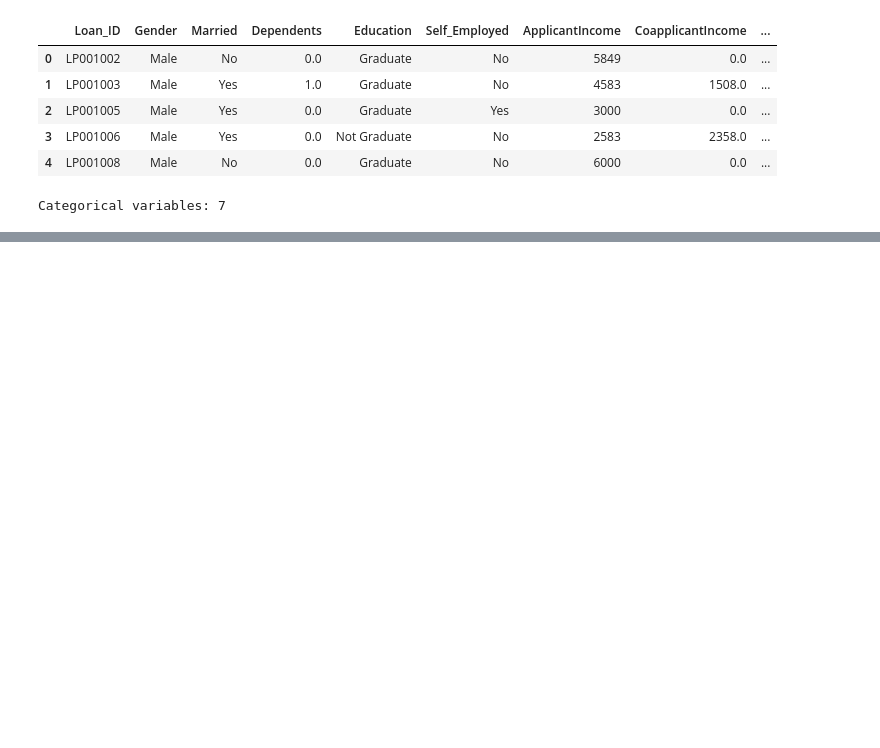
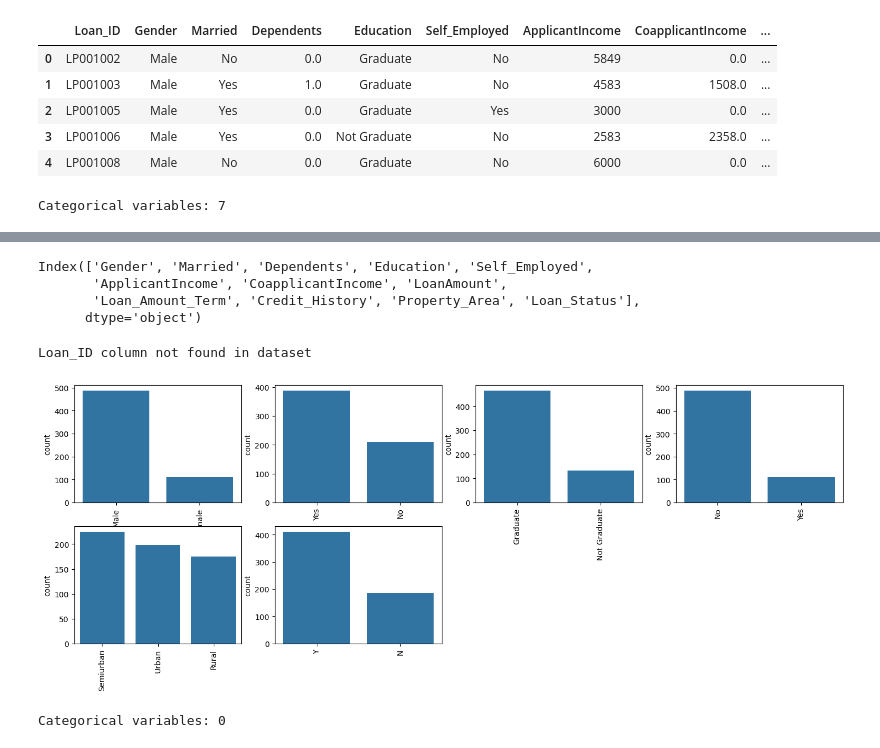
Before and after one commit to Sumanpradhan1706/practical-ml-projects, a Jupyter notebook: 01_Loan Approval Prediction/anaconda_projects/db/Loan Approval Prediction.ipynb, the cells around one changed output, grey strips where cells are left out. Drawn from its saved outputs; the diff is of its cells as text; code cells hidden in the pictures; blank space fills up the shorter version.

```diff
--- a/01_Loan Approval Prediction/anaconda_projects/db/Loan Approval Prediction.ipynb
+++ b/01_Loan Approval Prediction/anaconda_projects/db/Loan Approval Prediction.ipynb
@@ -24,0 +27,30 @@ data.drop(['Loan_ID'],axis=1,inplace=True)
+# %%
+print(data.columns)
+# %% [output]
+Index(['Gender', 'Married', 'Dependents', 'Education', 'Self_Employed',
+       'ApplicantIncome', 'CoapplicantIncome', 'LoanAmount',
+       'Loan_Amount_Term', 'Credit_History', 'Property_Area', 'Loan_Status'],
+      dtype='object')
+# %%
+if 'Loan_ID' in data.columns:
+    data.drop('Loan_ID', axis=1, inplace=True)
+else:
+    print("Loan_ID column not found in dataset")
+# %% [output]
+Loan_ID column not found in dataset
+# %%
+data.drop(['Loan_ID'], axis=1, inplace=True, errors='ignore')
+# %%
+obj = (data.dtypes == 'object')
+object_cols = list(obj[obj].index)
+plt.figure(figsize=(18,36))
+index = 1
+
+for col in object_cols:
+  y = data[col].value_counts()
+  plt.subplot(11,4,index)
+  plt.xticks(rotation=90)
+  sns.barplot(x=list(y.index), y=y)
+  index +=1
+# %% [output]
+[figure, added]
@@ -24,0 +67,7 @@ data.drop(['Loan_ID'],axis=1,inplace=True)
+# %%
+# To find the number of columns with
+# datatype==object
+obj = (data.dtypes == 'object')
+print("Categorical variables:",len(list(obj[obj].index)))
+# %% [output]
+Categorical variables: 0
```
Also changed, not shown: parts of 2 cells of this notebook, 1 other file.
